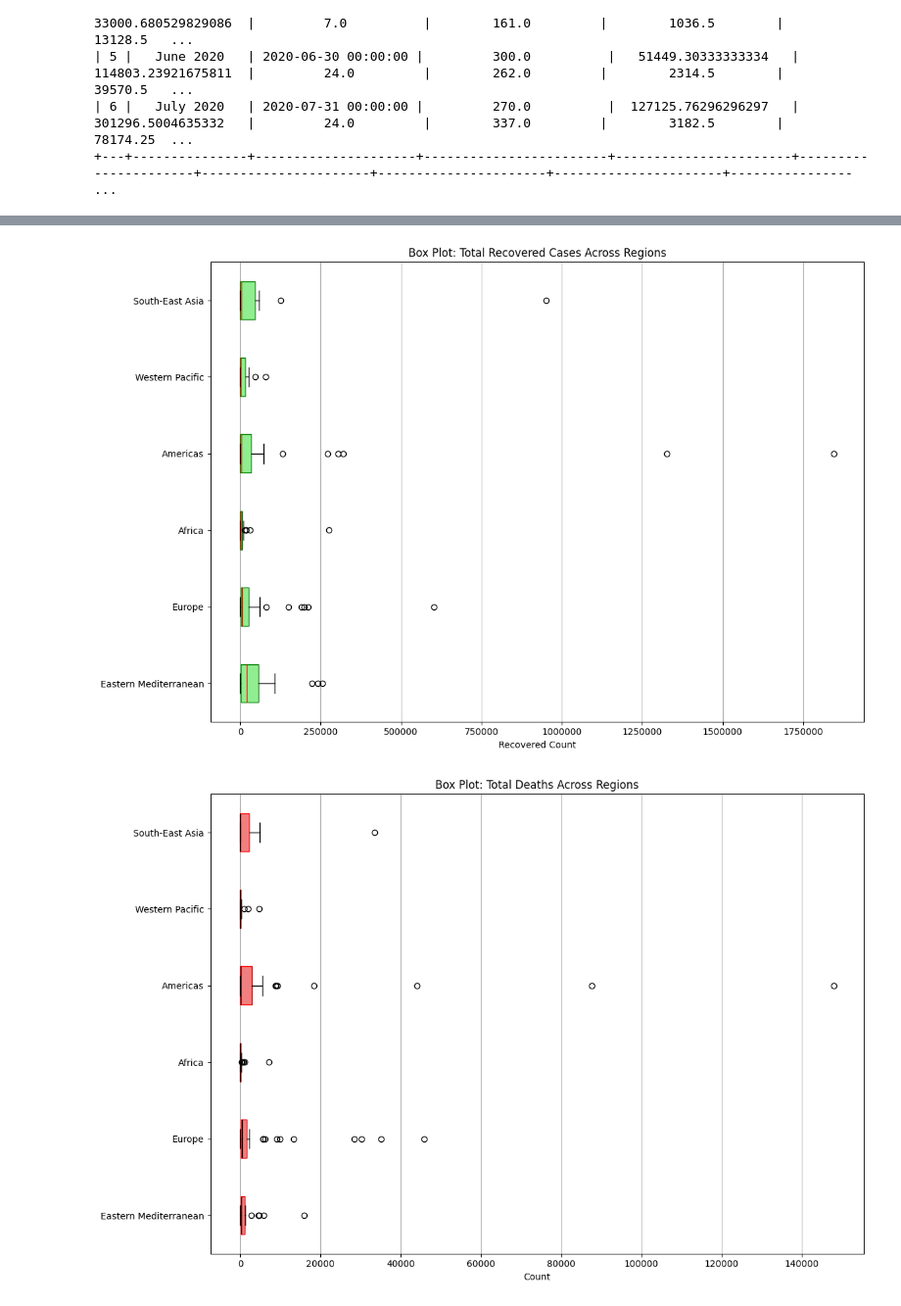
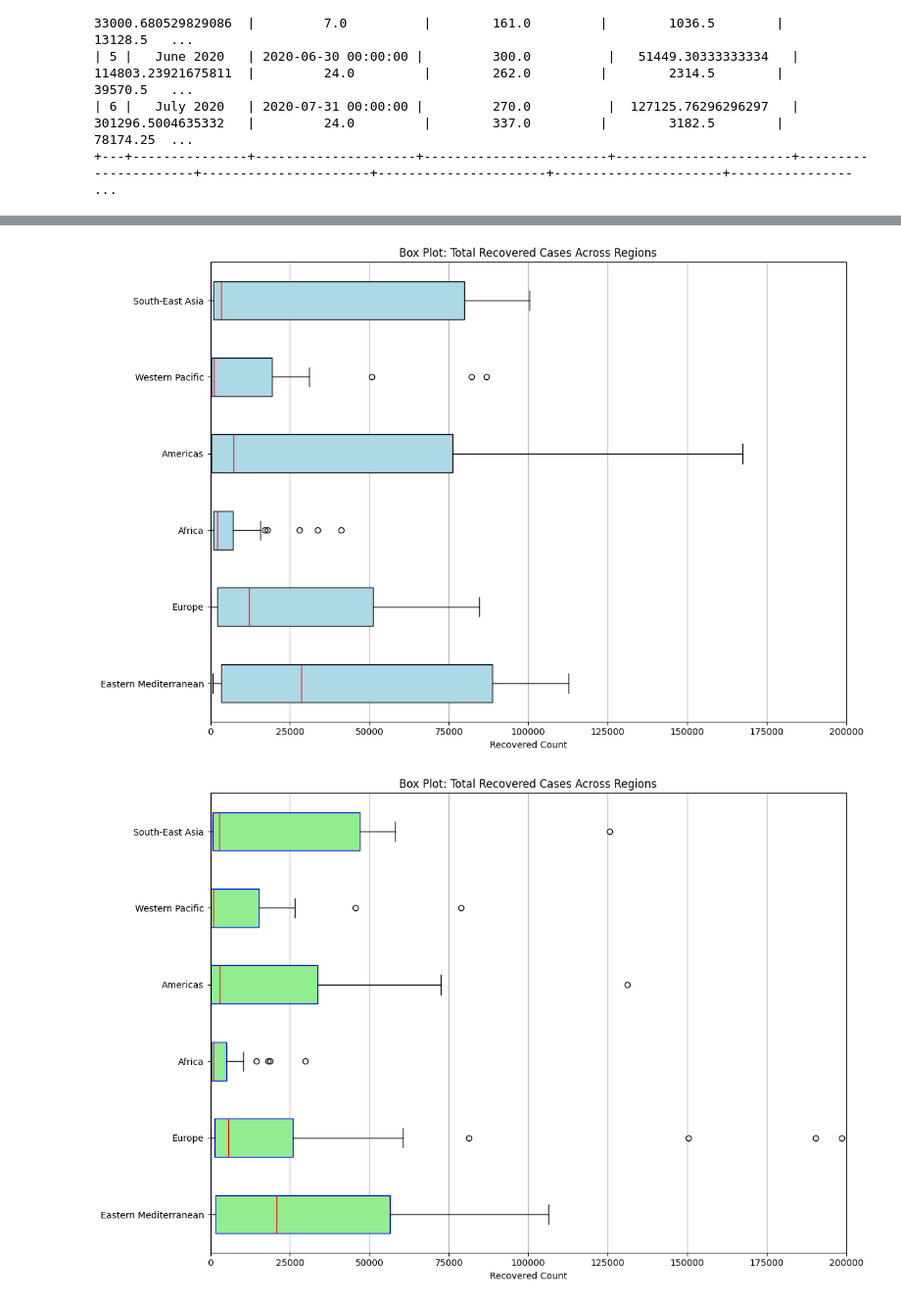
Before and after one commit to peterdev123/data_report, a Jupyter notebook: test.ipynb, the cells around one changed output, grey strips where cells are left out. Shown at 98% size. Saved outputs shown, nothing was run; the diff lists cells and outputs as text; code cells hidden in the pictures.

```diff
--- a/test.ipynb
+++ b/test.ipynb
@@ -337,46 +344,66 @@ Monthly Summary Statistics for South-East Asia:
 #     return region_data_list, region_totals, total_deaths_list, total_recovered_list
 
 
-cw = pd.read_csv('archive\covid_19_clean_complete.csv')
+cw = pd.read_csv('archive\country_wise_latest.csv')
 
 # region_data_storage_list, region_totals, total_deaths_list, total_recovered_list = store_region_data_as_list(cw)
 
+data_for_confirmed = [cw[cw['WHO Region'] == region]['Confirmed'].values for region in cw['WHO Region'].unique()]
 data_for_recovered = [cw[cw['WHO Region'] == region]['Recovered'].values for region in cw['WHO Region'].unique()]
 data_for_deaths = [cw[cw['WHO Region'] == region]['Deaths'].values for region in cw['WHO Region'].unique()]
 
 unique_who_regions = cw['WHO Region'].unique()
 
 plt.figure(figsize=(12, 8))
-plt.boxplot(data_for_recovered,
+plt.boxplot(data_for_confirmed,
             tick_labels=unique_who_regions,
             patch_artist=True,
-            boxprops=dict(facecolor='lightgreen', color='green'),
+            boxprops=dict(facecolor='lightblue', color='black'),
             medianprops=dict(color='red'),
             vert=False)
 
 plt.ticklabel_format(style='plain', axis='x')
+plt.xlim(0, 200000) # range for bloxplot for clearer view (comment if neccessary)
+
+plt.title('Box Plot: Total Recovered Cases Across Regions')
+plt.xlabel('Recovered Count')
+plt.grid(axis='x')
+plt.tight_layout()
+plt.show()
+
+plt.figure(figsize=(12, 8))
+plt.boxplot(data_for_recovered,
+            tick_labels=unique_who_regions,
+            patch_artist=True,
+            boxprops=dict(facecolor='lightgreen', color='blue'),
+            medianprops=dict(color='red'),
+            vert=False)
+
+plt.ticklabel_format(style='plain', axis='x')
+plt.xlim(0, 200000) # range for bloxplot for clearer view (comment if neccessary)
 
 plt.title('Box Plot: Total Recovered Cases Across Regions')
 plt.xlabel('Recovered Count')
 plt.grid(axis='x')
 plt.tight_layout()
 plt.show()
 
 plt.figure(figsize=(12, 8))
 plt.boxplot(data_for_deaths,
             tick_labels=unique_who_regions,
             patch_artist=True,
             boxprops=dict(facecolor='lightcoral', color='red'),
             medianprops=dict(color='black'),
             vert=False)
 
 plt.ticklabel_format(style='plain', axis='x')
+plt.xlim(0, 10000) # range for bloxplot for clearer view (comment if neccessary)
 
 plt.title('Box Plot: Total Deaths Across Regions')
 plt.xlabel('Count')
 plt.grid(axis='x')
 plt.tight_layout()
 plt.show()
 # %% [output]
-[figure, old version]
+[figure, new version]
-[figure, old version]
+[figure, new version]
```
Also changed, not shown: parts of 4 cells of this notebook.
